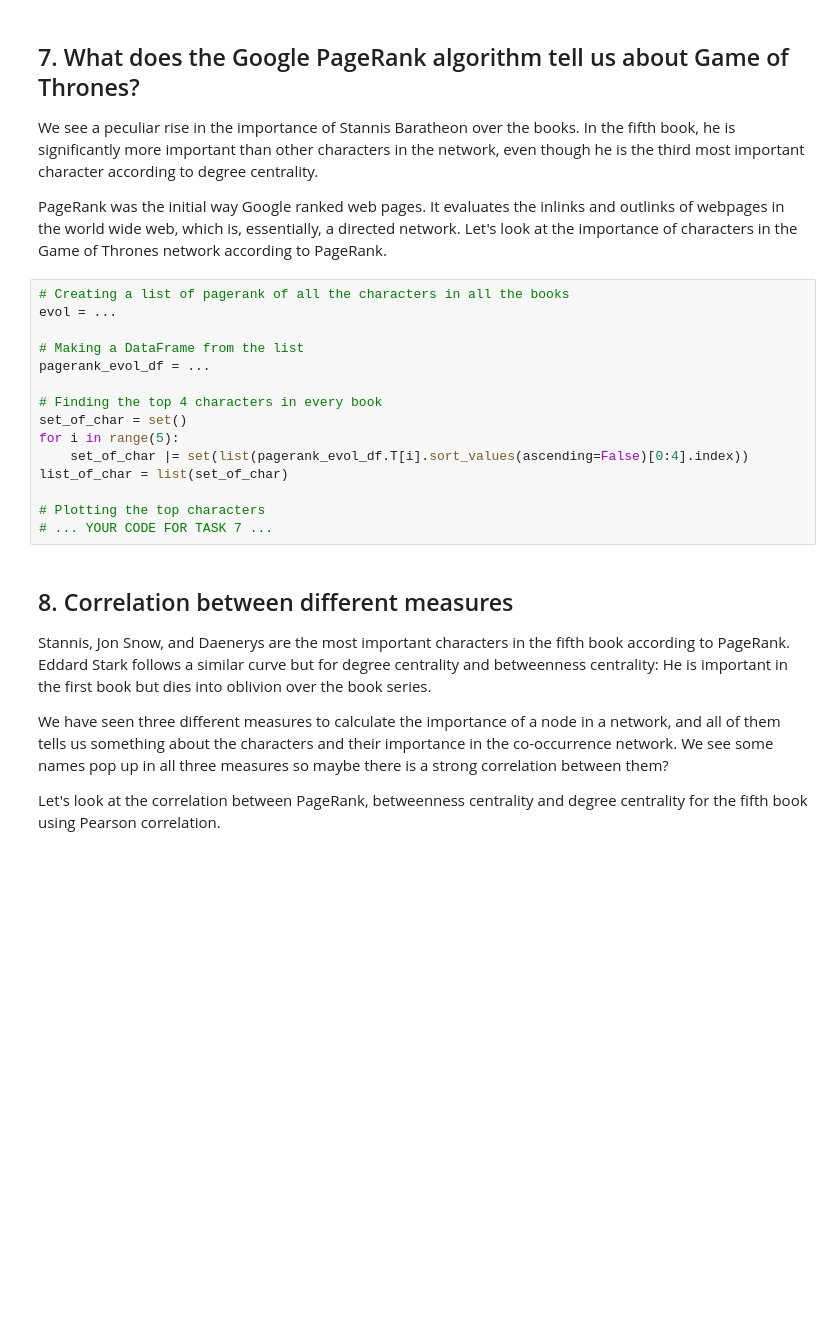
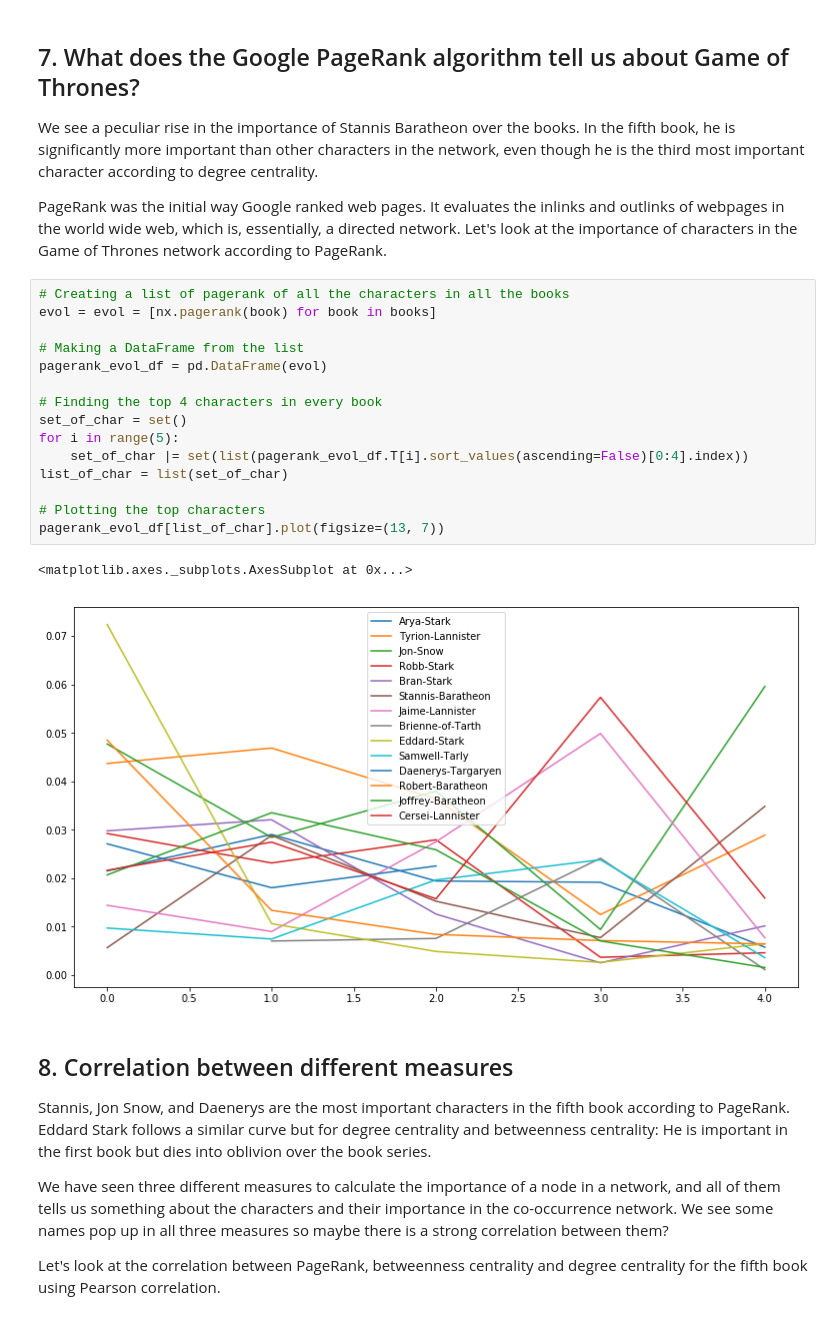
Before and after one commit to macio-matheus/game-of-thrones-challenge, a Jupyter notebook: notebooks/game_of_thrones.ipynb, the cells around one changed output. Cells and saved outputs as stored; diff of their text form; blank space fills up the shorter version.

```diff
--- a/notebooks/game_of_thrones.ipynb
+++ b/notebooks/game_of_thrones.ipynb
@@ -98,19 +113,22 @@ list_of_char = list(set_of_char)
 <p>PageRank was the initial way Google ranked web pages. It evaluates the inlinks and outlinks of webpages in the world wide web, which is, essentially, a directed network. Let's look at the importance of characters in the Game of Thrones network according to PageRank. </p>
 # %%
 # Creating a list of pagerank of all the characters in all the books
-evol = ...
+evol = evol = [nx.pagerank(book) for book in books]
 
 # Making a DataFrame from the list
-pagerank_evol_df = ...
+pagerank_evol_df = pd.DataFrame(evol)
 
 # Finding the top 4 characters in every book
 set_of_char = set()
 for i in range(5):
     set_of_char |= set(list(pagerank_evol_df.T[i].sort_values(ascending=False)[0:4].index))
 list_of_char = list(set_of_char)
 
 # Plotting the top characters
-# ... YOUR CODE FOR TASK 7 ...
+pagerank_evol_df[list_of_char].plot(figsize=(13, 7))
+# %% [output]
+<matplotlib.axes._subplots.AxesSubplot at 0x...>
+[figure, added]
 # %% [markdown]
 ## 8. Correlation between different measures
 <p>Stannis, Jon Snow, and Daenerys are the most important characters in the fifth book according to PageRank. Eddard Stark follows a similar curve but for degree centrality and betweenness centrality: He is important in the first book but dies into oblivion over the book series.</p>
```
Also changed, not shown: parts of 8 cells of this notebook.
